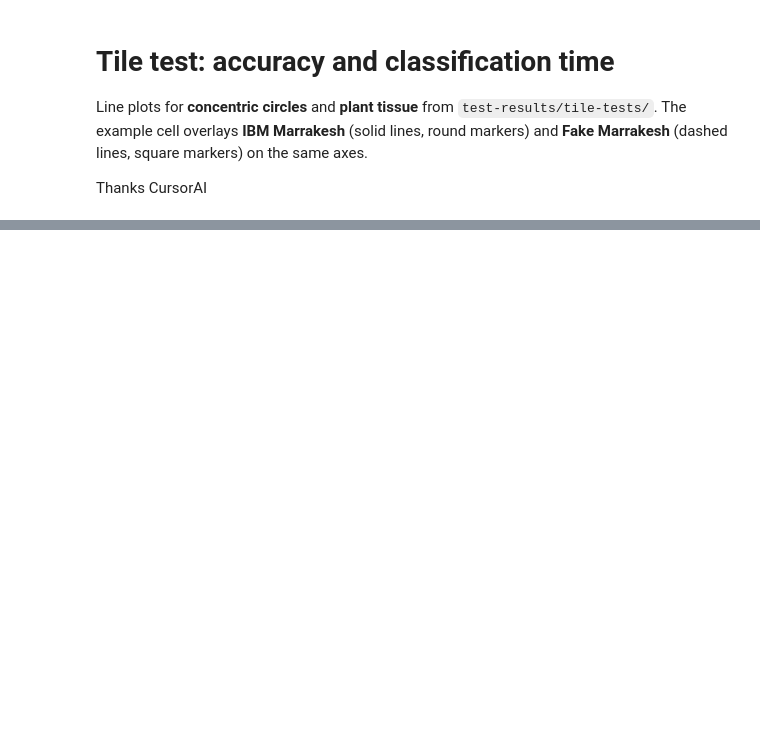
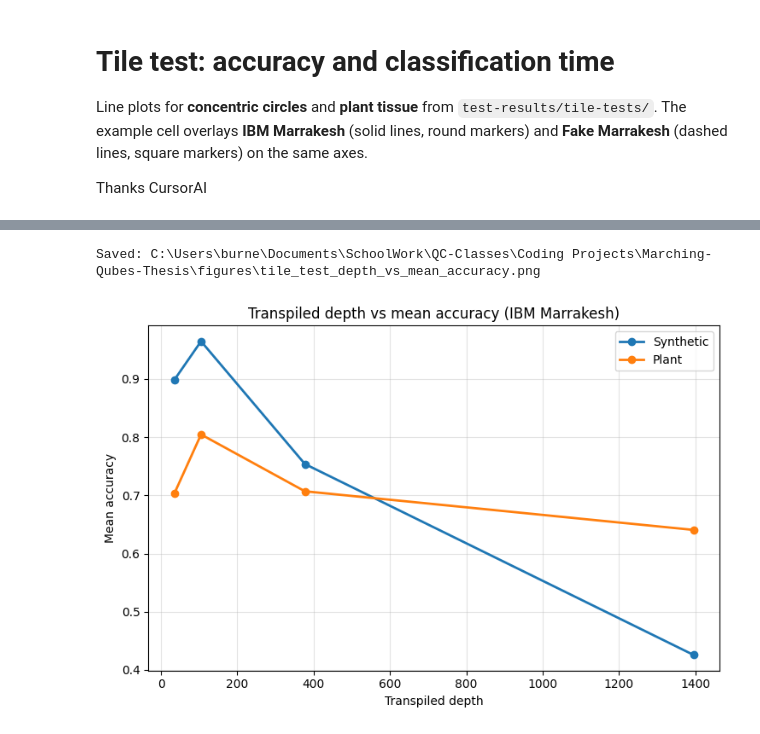
Before and after one commit to Burned357Waffles/Marching-Qubes-Thesis, a Jupyter notebook: exploration_notebooks/results_plot.ipynb, the cells around one changed output, grey strips where cells are left out. Saved outputs shown, nothing was run; the diff lists cells and outputs as text; code cells hidden in the pictures; blank space fills up the shorter version.

Commit message:
added depth vs accuracy plot

```diff
--- a/exploration_notebooks/results_plot.ipynb
+++ b/exploration_notebooks/results_plot.ipynb
@@ -387,0 +381,73 @@ FileNotFoundError: Could not find ../circle_64x64_method_1_iso-0.5-n_results.csv
+# %%
+# Depth vs accuracy (transpiled depth from JobOutputs JSON, mean accuracy from tile-test CSV)
+# Assumes 16x16 images => n_tiles = (16 / tile_edge)^2
+import json
+
+JOB_INFO_PATH = "../JobOutputs/job_submission_info.json"
+
+job_info = json.loads(Path(JOB_INFO_PATH).read_text(encoding="utf-8"))
+
+
+def _expected_n_tiles(tile_edge: int, full_edge: int = 16) -> int:
+    if full_edge % tile_edge != 0:
+        raise ValueError(f"full_edge={full_edge} not divisible by tile_edge={tile_edge}")
+    return (full_edge // tile_edge) ** 2
+
+
+def _depth_for_tile_edge(tile_edge: int) -> int:
+    want_n_tiles = _expected_n_tiles(tile_edge)
+
+    # Prefer the aggregated tile-test jobs (these include n_tiles)
+    for rec in job_info.values():
+        if rec.get("tile_width") == tile_edge and rec.get("tile_height") == tile_edge and rec.get("n_tiles") == want_n_tiles:
+            return int(rec["transpiled_depth"])
+
+    # Fallback: any matching tile size
+    for rec in job_info.values():
+        if rec.get("tile_width") == tile_edge and rec.get("tile_height") == tile_edge:
+            return int(rec["transpiled_depth"])
+
+    raise KeyError(f"No job found for tile_edge={tile_edge}")
+
+
+def _depth_vs_accuracy_points(df: pd.DataFrame) -> tuple[list[int], list[float]]:
+    edges, acc = _tile_edge_and_sorted(df, "mean_accuracy")
+    depths = [_depth_for_tile_edge(e) for e in edges]
+    return depths, acc
+
+
+# Use the already-loaded circle_ibm / plant_ibm if present (from earlier cells); otherwise load them.
+try:
+    circle_df_for_depth = circle_ibm
+    plant_df_for_depth = plant_ibm
+except NameError:
+    circle_df_for_depth = _load_tile_test_csv("../test-results/tile-tests/ibm-marrakesh/circle_marrakesh_hw_sc12_results.csv")
+    plant_df_for_depth = _load_tile_test_csv("../test-results/tile-tests/ibm-marrakesh/plant_marrakesh_hw_sc12_results.csv")
+
+x_circle, y_circle = _depth_vs_accuracy_points(circle_df_for_depth)
+x_plant, y_plant = _depth_vs_accuracy_points(plant_df_for_depth)
+
+# Sort by depth so the lines connect left-to-right
+circle_pairs = sorted(zip(x_circle, y_circle))
+plant_pairs = sorted(zip(x_plant, y_plant))
+x_circle_s, y_circle_s = (list(t) for t in zip(*circle_pairs))
+x_plant_s, y_plant_s = (list(t) for t in zip(*plant_pairs))
+
+fig, ax = plt.subplots(figsize=(7.5, 5))
+ax.plot(x_circle_s, y_circle_s, label="Synthetic", color="#1f77b4", marker="o", linewidth=2)
+ax.plot(x_plant_s, y_plant_s, label="Plant", color="#ff7f0e", marker="o", linewidth=2)
+
+ax.set_xlabel("Transpiled depth")
+ax.set_ylabel("Mean accuracy")
+ax.set_title("Transpiled depth vs mean accuracy (IBM Marrakesh)")
+ax.grid(True, alpha=0.35)
+ax.legend()
+fig.tight_layout()
+
+out_path = plot_dir / "tile_test_depth_vs_mean_accuracy.png"
+fig.savefig(out_path, dpi=300, bbox_inches="tight")
+print(f"Saved: {out_path.resolve()}")
+plt.show()
+# %% [output]
+Saved: C:\Users\burne\Documents\SchoolWork\QC-Classes\Coding Projects\Marching-Qubes-Thesis\figures\tile_test_depth_vs_mean_accuracy.png
+[figure, added]
```
Also changed, not shown: parts of 2 cells of this notebook, 1 other file.
